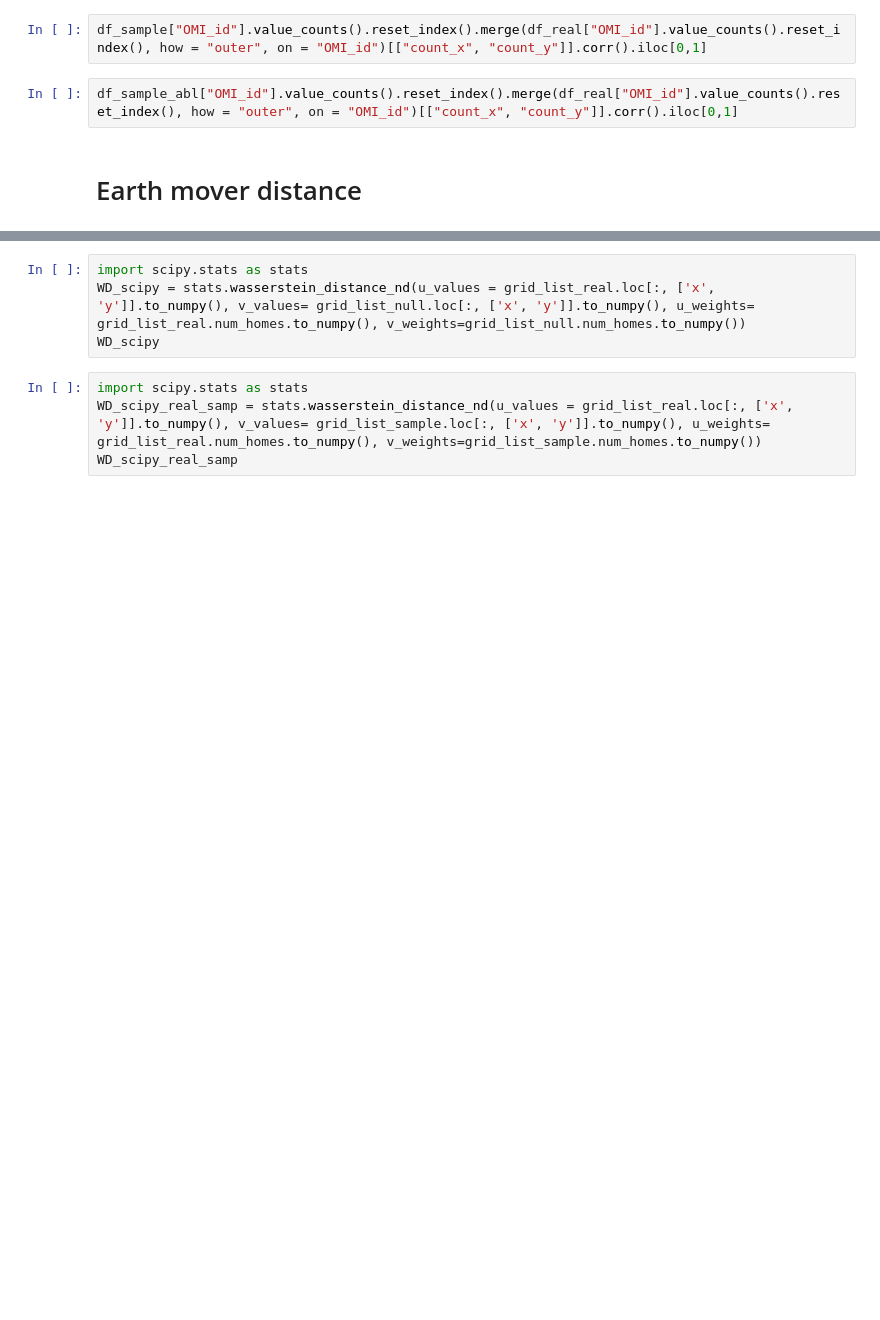
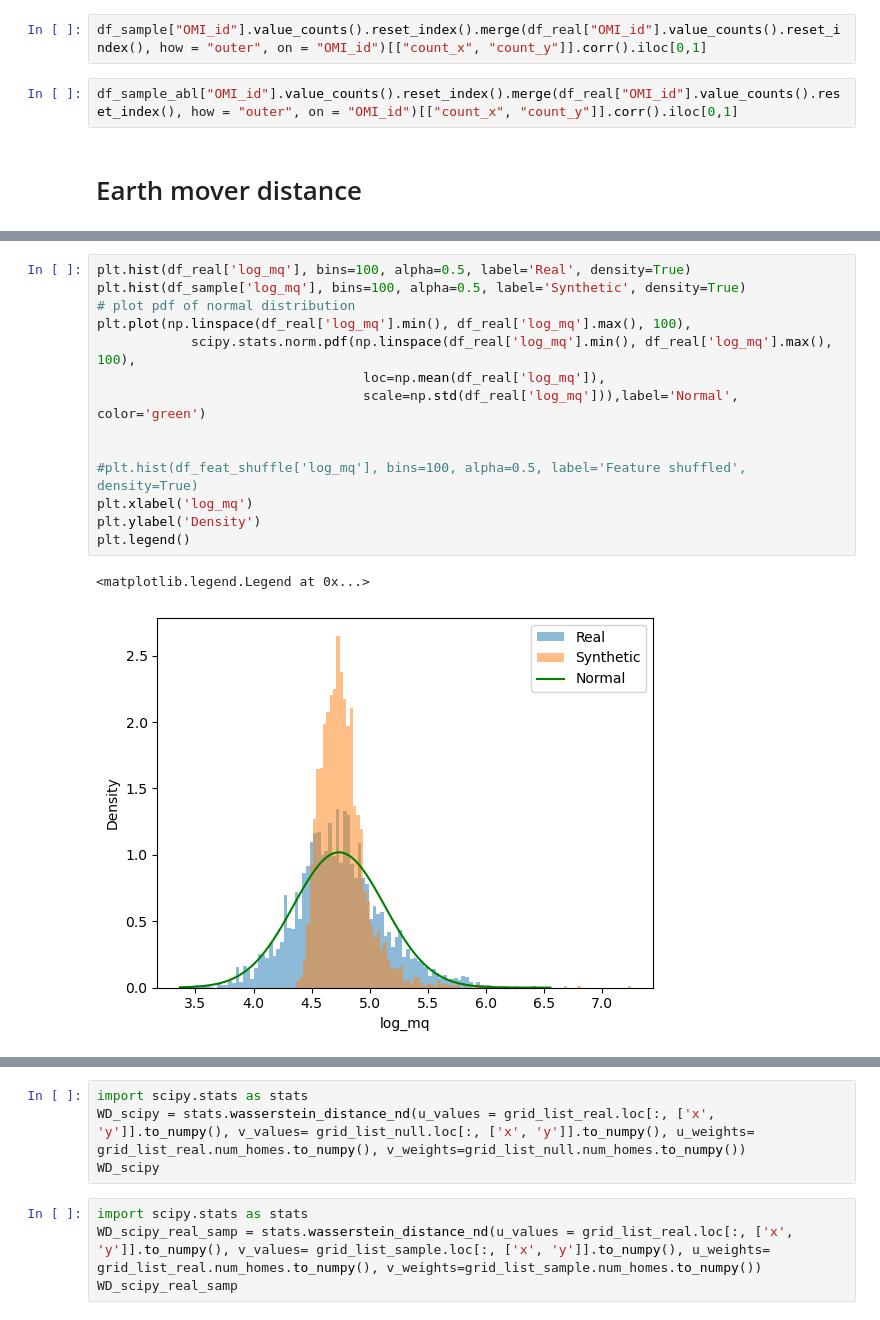
Before and after one commit to jaclenti/NFVAE-population-synthesis, a Jupyter notebook: notebooks/jl_popsyn_comparison_ablation.ipynb, the cells around one changed output, grey strips where cells are left out. Saved outputs shown, nothing was run; the diff lists cells and outputs as text; blank space fills up the shorter version.

```diff
--- a/notebooks/jl_popsyn_comparison_ablation.ipynb
+++ b/notebooks/jl_popsyn_comparison_ablation.ipynb
@@ -666,0 +771,17 @@ grid_list_null
+# %%
+plt.hist(df_real['log_mq'], bins=100, alpha=0.5, label='Real', density=True)
+plt.hist(df_sample['log_mq'], bins=100, alpha=0.5, label='Synthetic', density=True)
+# plot pdf of normal distribution
+plt.plot(np.linspace(df_real['log_mq'].min(), df_real['log_mq'].max(), 100),
+            scipy.stats.norm.pdf(np.linspace(df_real['log_mq'].min(), df_real['log_mq'].max(), 100),
+                                  loc=np.mean(df_real['log_mq']),
+                                  scale=np.std(df_real['log_mq'])),label='Normal', color='green')
+
+
+#plt.hist(df_feat_shuffle['log_mq'], bins=100, alpha=0.5, label='Feature shuffled', density=True)
+plt.xlabel('log_mq')
+plt.ylabel('Density')
+plt.legend()
+# %% [output]
+<matplotlib.legend.Legend at 0x...>
+[figure, added]
```
Also changed, not shown: parts of 31 cells of this notebook.
